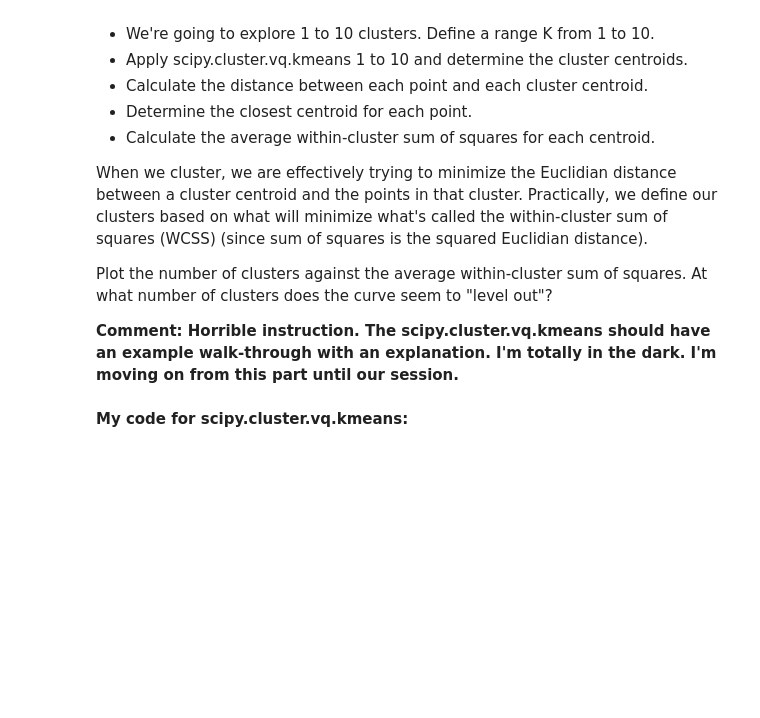
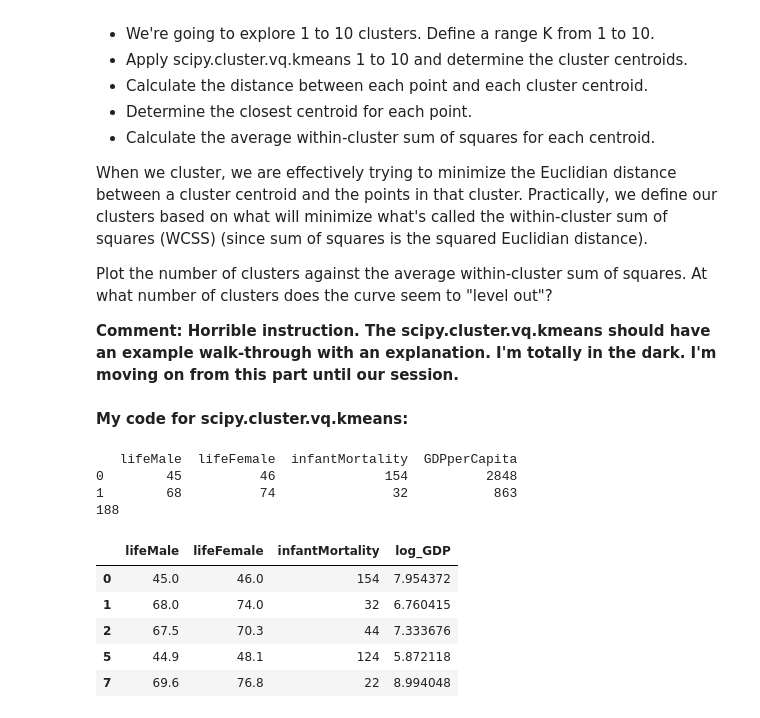
Before and after one commit to ryangrigg/Thinkful, a Jupyter notebook: unit_4_les5_clustering.ipynb, the cells around one changed output. Drawn from its saved outputs; the diff is of its cells as text; code cells hidden in the pictures; blank space fills up the shorter version.

```diff
--- a/unit_4_les5_clustering.ipynb
+++ b/unit_4_les5_clustering.ipynb
@@ -196,3 +196,27 @@ Plot the number of clusters against the average within-cluster sum of squares. A
 <b>Comment: Horrible instruction. The scipy.cluster.vq.kmeans should have an example walk-through with an explanation. I'm totally in the dark. I'm moving on from this part until our session.</b>
 # %% [markdown]
 <b>My code for scipy.cluster.vq.kmeans:</b>
+# %%
+#Create dataframe with only the columns we require:
+UN_frame_C = UN_frame.loc[:,('lifeMale','lifeFemale','infantMortality', 'GDPperCapita')].dropna()
+print UN_frame_C.head(2)
+print len(UN_frame_C)
+# %% [output]
+   lifeMale  lifeFemale  infantMortality  GDPperCapita
+0        45          46              154          2848
+1        68          74               32           863
+188
+# %%
+#Create log column for GDP:
+import math
+
+UN_frame_C['log_GDP'] = UN_frame_C['GDPperCapita'].map(lambda x: math.log(x))
+UN_frame_C = UN_frame_C.drop('GDPperCapita', axis=1)
+UN_frame_C.head()
+# %% [output]
+|  | lifeMale | lifeFemale | infantMortality | log_GDP |
+| 0 | 45.0 | 46.0 | 154 | 7.954372 |
+| 1 | 68.0 | 74.0 | 32 | 6.760415 |
+| 2 | 67.5 | 70.3 | 44 | 7.333676 |
+| 5 | 44.9 | 48.1 | 124 | 5.872118 |
+| 7 | 69.6 | 76.8 | 22 | 8.994048 |
```
Also changed, not shown: parts of 11 cells of this notebook.
